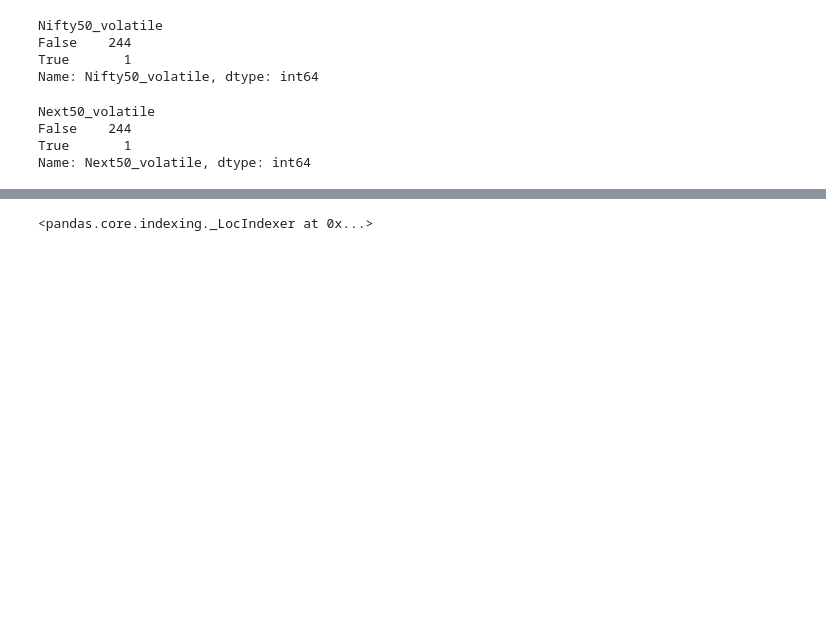
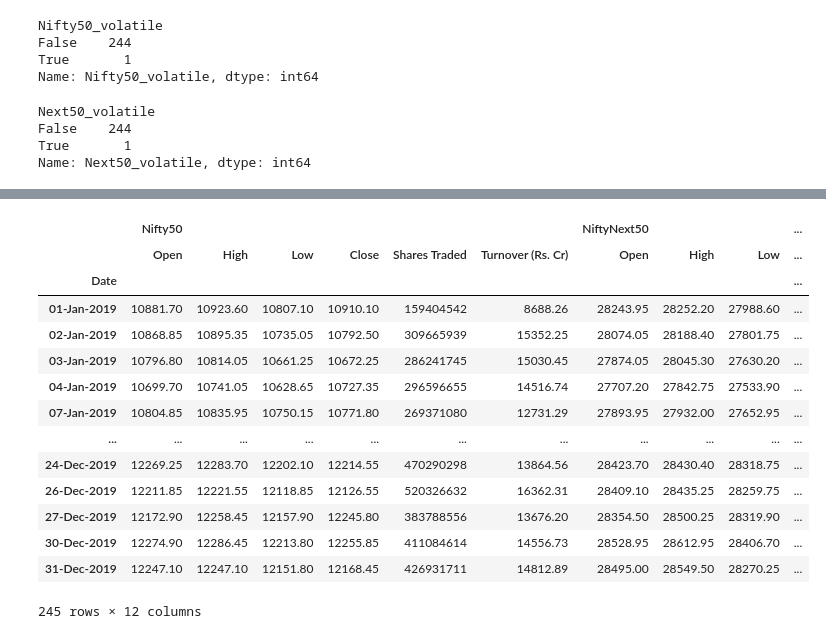
Before and after one commit to swami-gait/Foundations_of_datascience, a Jupyter notebook: FDS_W09-200625-045816.ipynb, the cells around one changed output, grey strips where cells are left out. Saved outputs shown, nothing was run; the diff lists cells and outputs as text; code cells hidden in the pictures; blank space fills up the shorter version.

```diff
--- a/FDS_W09-200625-045816.ipynb
+++ b/FDS_W09-200625-045816.ipynb
@@ -1266,4 +1320,18 @@ Name: Next50_volatile, dtype: int64
 # %%
-nifty_2019.groupby()
+nifty_2019
 # %% [output]
+|  | Nifty50 |  |  |  |  |  | NiftyNext50 |  |  | ... |
+|  | Open | High | Low | Close | Shares Traded | Turnover (Rs. Cr) | Open | High | Low | ... |
+| Date |  |  |  |  |  |  |  |  |  | ... |
+| 01-Jan-2019 | 10881.70 | 10923.60 | 10807.10 | 10910.10 | 159404542 | 8688.26 | 28243.95 | 28252.20 | 27988.60 | ... |
+| 02-Jan-2019 | 10868.85 | 10895.35 | 10735.05 | 10792.50 | 309665939 | 15352.25 | 28074.05 | 28188.40 | 27801.75 | ... |
+| 03-Jan-2019 | 10796.80 | 10814.05 | 10661.25 | 10672.25 | 286241745 | 15030.45 | 27874.05 | 28045.30 | 27630.20 | ... |
+| 04-Jan-2019 | 10699.70 | 10741.05 | 10628.65 | 10727.35 | 296596655 | 14516.74 | 27707.20 | 27842.75 | 27533.90 | ... |
+| 07-Jan-2019 | 10804.85 | 10835.95 | 10750.15 | 10771.80 | 269371080 | 12731.29 | 27893.95 | 27932.00 | 27652.95 | ... |
+| ... | ... | ... | ... | ... | ... | ... | ... | ... | ... | ... |
+| 24-Dec-2019 | 12269.25 | 12283.70 | 12202.10 | 12214.55 | 470290298 | 13864.56 | 28423.70 | 28430.40 | 28318.75 | ... |
+| 26-Dec-2019 | 12211.85 | 12221.55 | 12118.85 | 12126.55 | 520326632 | 16362.31 | 28409.10 | 28435.25 | 28259.75 | ... |
+| 27-Dec-2019 | 12172.90 | 12258.45 | 12157.90 | 12245.80 | 383788556 | 13676.20 | 28354.50 | 28500.25 | 28319.90 | ... |
+| 30-Dec-2019 | 12274.90 | 12286.45 | 12213.80 | 12255.85 | 411084614 | 14556.73 | 28528.95 | 28612.95 | 28406.70 | ... |
+| 31-Dec-2019 | 12247.10 | 12247.10 | 12151.80 | 12168.45 | 426931711 | 14812.89 | 28495.00 | 28549.50 | 28270.25 | ... |
-<pandas.core.indexing._LocIndexer at 0x...>
+245 rows × 12 columns
```
Also changed, not shown: parts of 9 cells of this notebook.
